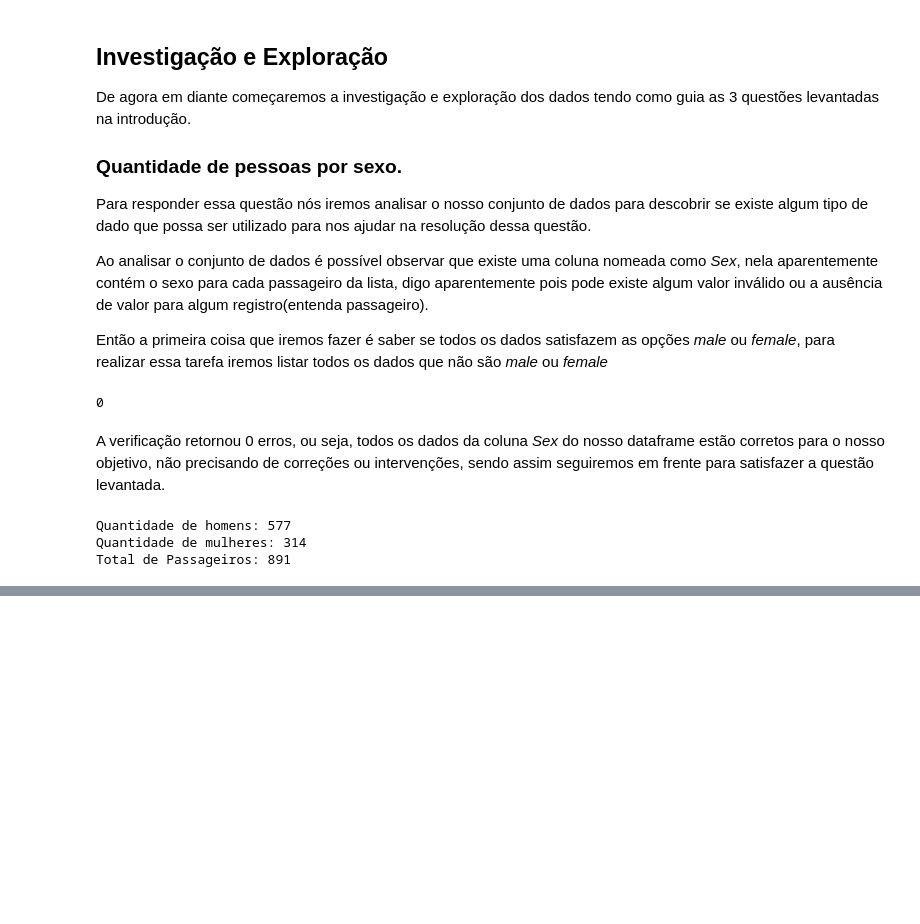
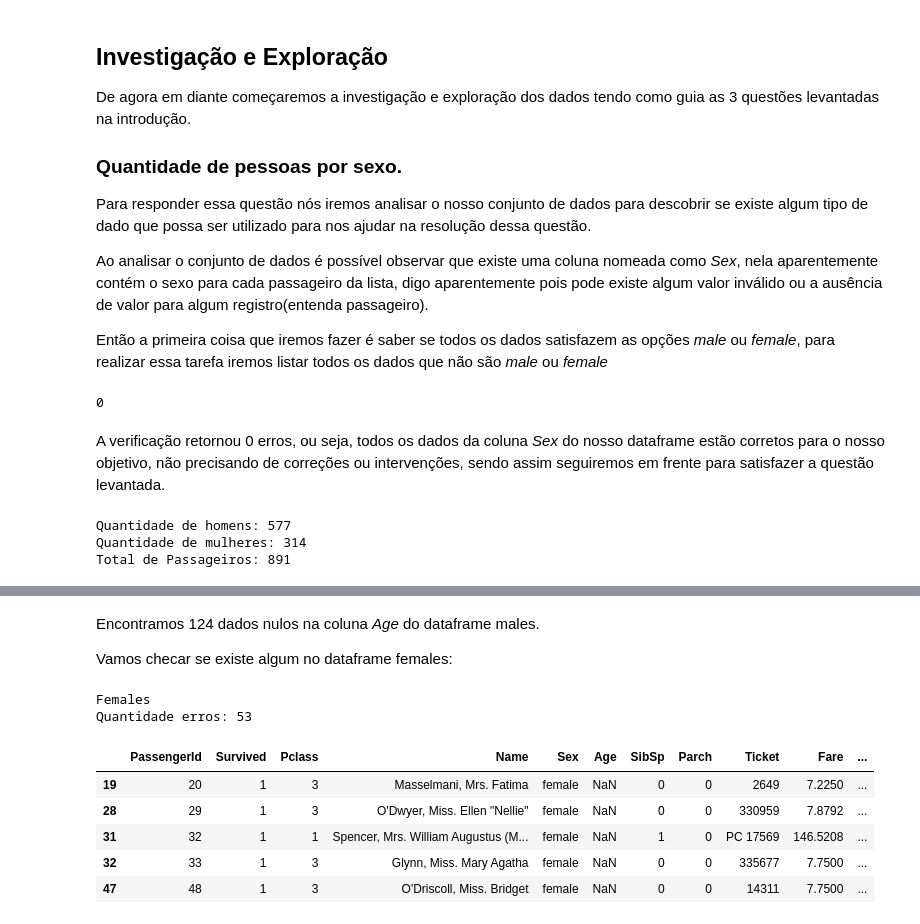
Before and after one commit to Manyizi101/udacity-data-analyst-nanodegree-1, a Jupyter notebook: project2/udacity-project2-titanic-data.ipynb, the cells around one changed output, grey strips where cells are left out. Drawn from its saved outputs; the diff is of its cells as text; code cells hidden in the pictures; blank space fills up the shorter version.

```diff
--- a/project2/udacity-project2-titanic-data.ipynb
+++ b/project2/udacity-project2-titanic-data.ipynb
@@ -89,0 +132,19 @@ Total de Passageiros: 891
+# %% [markdown]
+Encontramos 124 dados nulos na coluna *Age* do dataframe males.
+
+Vamos checar se existe algum no dataframe females:
+# %%
+print ""
+print "Females"
+females_errors = females[pandas.isnull(females['Age'])]
+print "Quantidade erros: "+str(len(females_errors))
+females_errors.head()
+# %% [output]
+Females
+Quantidade erros: 53
+|  | PassengerId | Survived | Pclass | Name | Sex | Age | SibSp | Parch | Ticket | Fare | ... |
+| 19 | 20 | 1 | 3 | Masselmani, Mrs. Fatima | female | NaN | 0 | 0 | 2649 | 7.2250 | ... |
+| 28 | 29 | 1 | 3 | O'Dwyer, Miss. Ellen "Nellie" | female | NaN | 0 | 0 | 330959 | 7.8792 | ... |
+| 31 | 32 | 1 | 1 | Spencer, Mrs. William Augustus (M... | female | NaN | 1 | 0 | PC 17569 | 146.5208 | ... |
+| 32 | 33 | 1 | 3 | Glynn, Miss. Mary Agatha | female | NaN | 0 | 0 | 335677 | 7.7500 | ... |
+| 47 | 48 | 1 | 3 | O'Driscoll, Miss. Bridget | female | NaN | 0 | 0 | 14311 | 7.7500 | ... |
```
Also changed, not shown: parts of 20 cells of this notebook.
